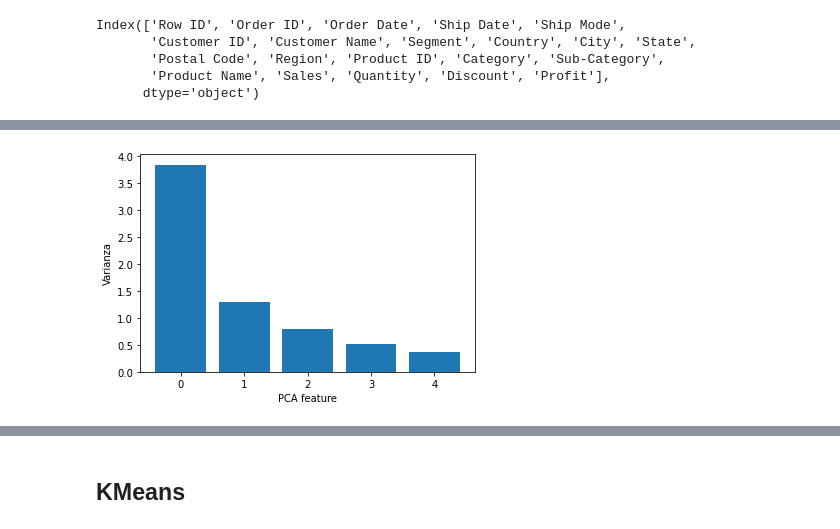
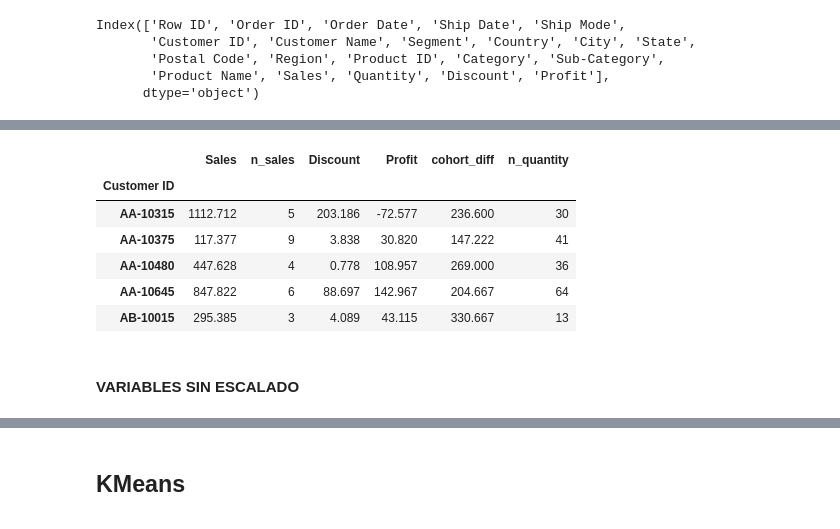
Before and after one commit to PabloJRW/super_store_projects, a Jupyter notebook: SEGMENTACION DE CLIENTES.ipynb, the cells around one changed output, grey strips where cells are left out. Saved outputs shown, nothing was run; the diff lists cells and outputs as text; code cells hidden in the pictures.

```diff
--- a/SEGMENTACION DE CLIENTES.ipynb
+++ b/SEGMENTACION DE CLIENTES.ipynb
@@ -14,6 +20,6 @@ pd.set_option('display.float_format','{:.3f}'.format)
 # %%
 # Carga de datos
-data = pd.read_csv('Superstore.csv', )
+data = pd.read_csv('Superstore.csv', date_parser='Order Date')
 # %%
 # Datos de los consumidores
 consumer_data = data[data.Segment=='Consumer']
@@ -218,22 +136,0 @@ fig.suptitle('Distribución variables numéricas', fontsize = 15, fontweight = "
-# %%
-# DIMENSIÓN INTRÍNSECA DEL CONJUNTO DE DATOS
-# =================================================================================
-
-# Número de dimensiones en los datos
-n_components = len(scaled_features)
-
-# Instancia PCA
-pca = PCA()
-
-# Modelo entrenado
-pca.fit(scaled_features)
-
-# Visualización de las dimensiones intrínsecas
-features = range(pca.n_components_)
-plt.bar(features, pca.explained_variance_)
-plt.xlabel('PCA feature')
-plt.ylabel('Varianza')
-plt.xticks(features)
-plt.show()
-# %% [output]
-[figure, removed]
@@ -247,0 +137,21 @@ components = pca2.fit_transform(scaled_features)
+# %%
+# Datos agrupados por 'Customer ID'
+consumerID_data = consumer.groupby(by='Customer ID')[['Sales','n_sales','Discount','Profit','cohort_diff']].mean()
+
+# Crea variable del número de veces que los clientes han comprado
+#consumerID_data['n_sales'] = consumer.groupby('Customer ID')['Order ID'].count()
+
+# Cantidad de productos comprado por cliente
+consumerID_data['n_quantity'] = consumer.groupby('Customer ID')['Quantity'].sum()
+
+consumerID_data.head()
+# %% [output]
+|  | Sales | n_sales | Discount | Profit | cohort_diff | n_quantity |
+| Customer ID |  |  |  |  |  |  |
+| AA-10315 | 1112.712 | 5 | 203.186 | -72.577 | 236.600 | 30 |
+| AA-10375 | 117.377 | 9 | 3.838 | 30.820 | 147.222 | 41 |
+| AA-10480 | 447.628 | 4 | 0.778 | 108.957 | 269.000 | 36 |
+| AA-10645 | 847.822 | 6 | 88.697 | 142.967 | 204.667 | 64 |
+| AB-10015 | 295.385 | 3 | 4.089 | 43.115 | 330.667 | 13 |
+# %% [markdown]
+#### VARIABLES SIN ESCALADO
```
Also changed, not shown: parts of 32 cells of this notebook.
